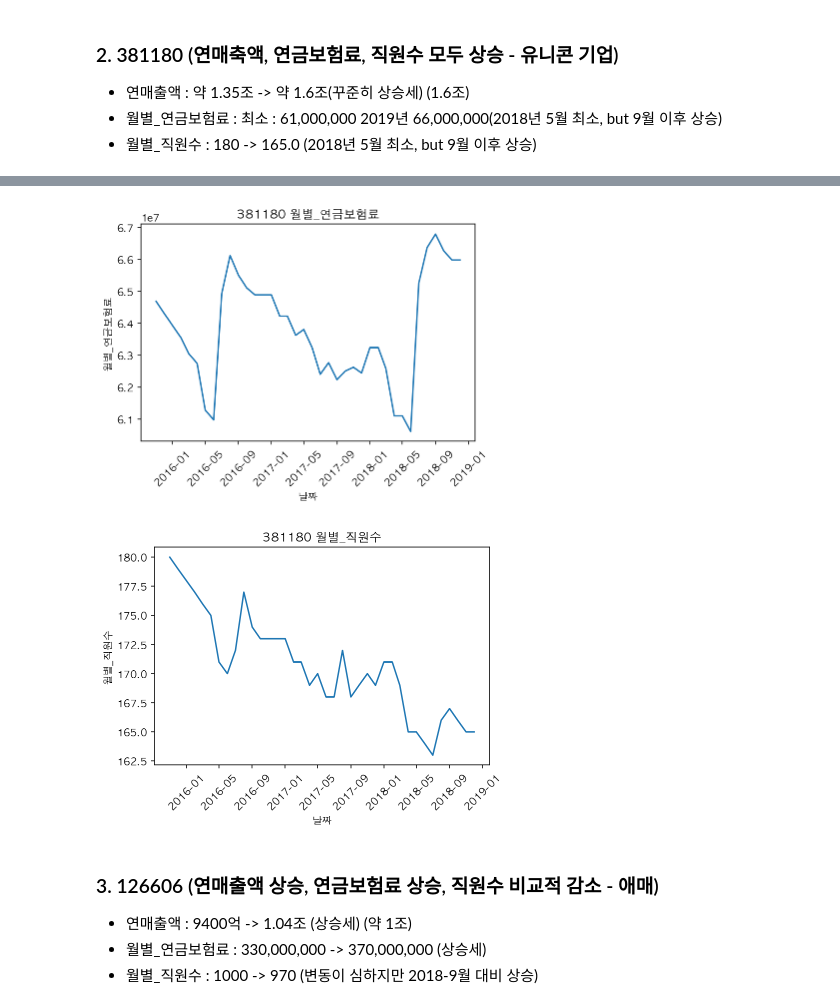
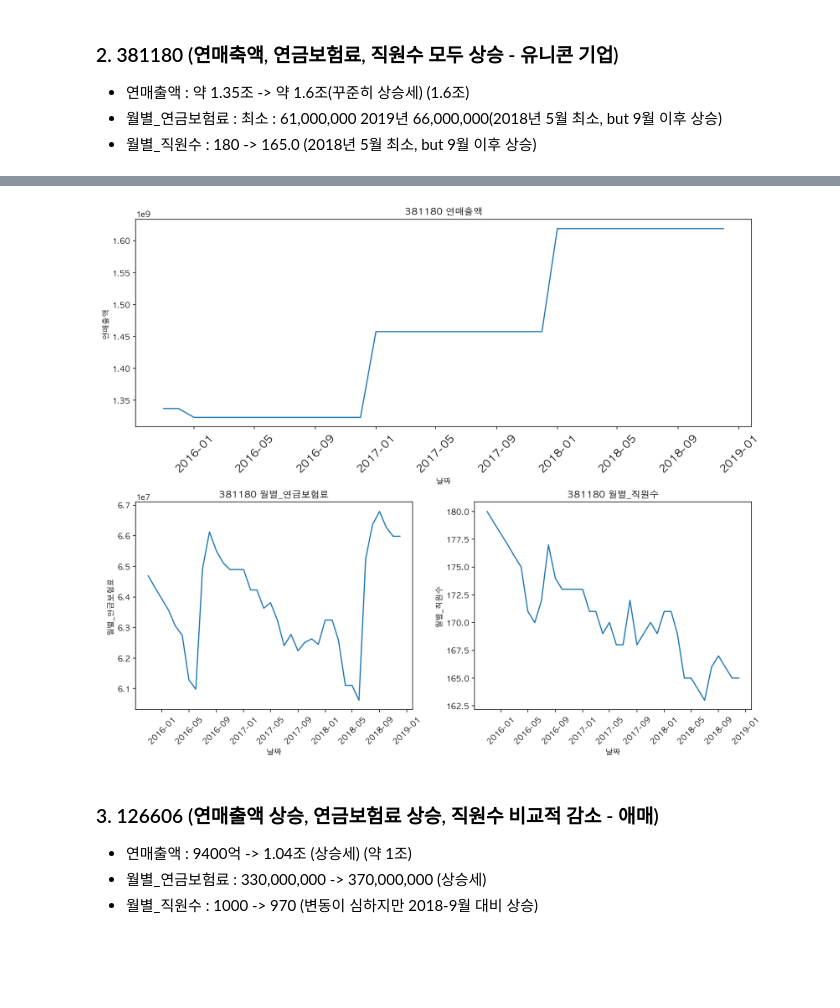
Before and after one commit to honeybeat1/team1_wanted_onboarding_2nd, a Jupyter notebook: Week1_이주영/week1_EDA.ipynb, the cells around one changed output, grey strips where cells are left out. Cells and saved outputs as stored; diff of their text form; code cells hidden in the pictures; blank space fills up the shorter version.

```diff
--- a/Week1_이주영/week1_EDA.ipynb
+++ b/Week1_이주영/week1_EDA.ipynb
@@ -263,15 +258,20 @@ plt.xticks(rotation=45);
-# %%
-# 월별_연금보험료
-sns.lineplot(data=df_381180, x=df_381180.날짜, y=df_381180.월별_연금보험료).set_title("381180 월별_연금보험료")
-plt.xticks(rotation=45);
-# %% [output]
-[figure, removed]
-# %%
-# 월별_직원수
-sns.lineplot(data=df_381180, x=df_381180.날짜, y=df_381180.월별_직원수).set_title("381180 월별_직원수")
-plt.xticks(rotation=45);
-# %% [output]
-[figure, removed]
+# %%
+fig = plt.figure(figsize=(12, 10),constrained_layout=True)
+gs = GridSpec(2, 2, figure=fig)
+ax1 = fig.add_subplot(gs[0, :])
+ax2 = fig.add_subplot(gs[1, :-1])
+ax3 = fig.add_subplot(gs[1:, -1])
+
+
+sns.lineplot(data=df_381180, x=df_381180.날짜, y=df_381180.연매출액,ax=ax1).set_title("381180 연매출액");
+ax1.tick_params(axis='x', rotation=45,labelsize=14)
+sns.lineplot(data=df_381180, x=df_381180.날짜, y=df_381180.월별_연금보험료,ax=ax2).set_title("381180 월별_연금보험료")
+ax2.tick_params(axis='x', rotation=45)
+sns.lineplot(data=df_381180, x=df_381180.날짜, y=df_381180.월별_직원수,ax=ax3).set_title("381180 월별_직원수")
+ax3.tick_params(axis='x', rotation=45)
+plt.show()
+# %% [output]
+[figure, added]
 # %% [markdown]
 ### 3. 126606 (연매출액 상승, 연금보험료 상승, 직원수 비교적 감소 - 애매)
 - 연매출액 : 9400억 -> 1.04조 (상승세) (약 1조)
```
Also changed, not shown: parts of 50 cells of this notebook.
